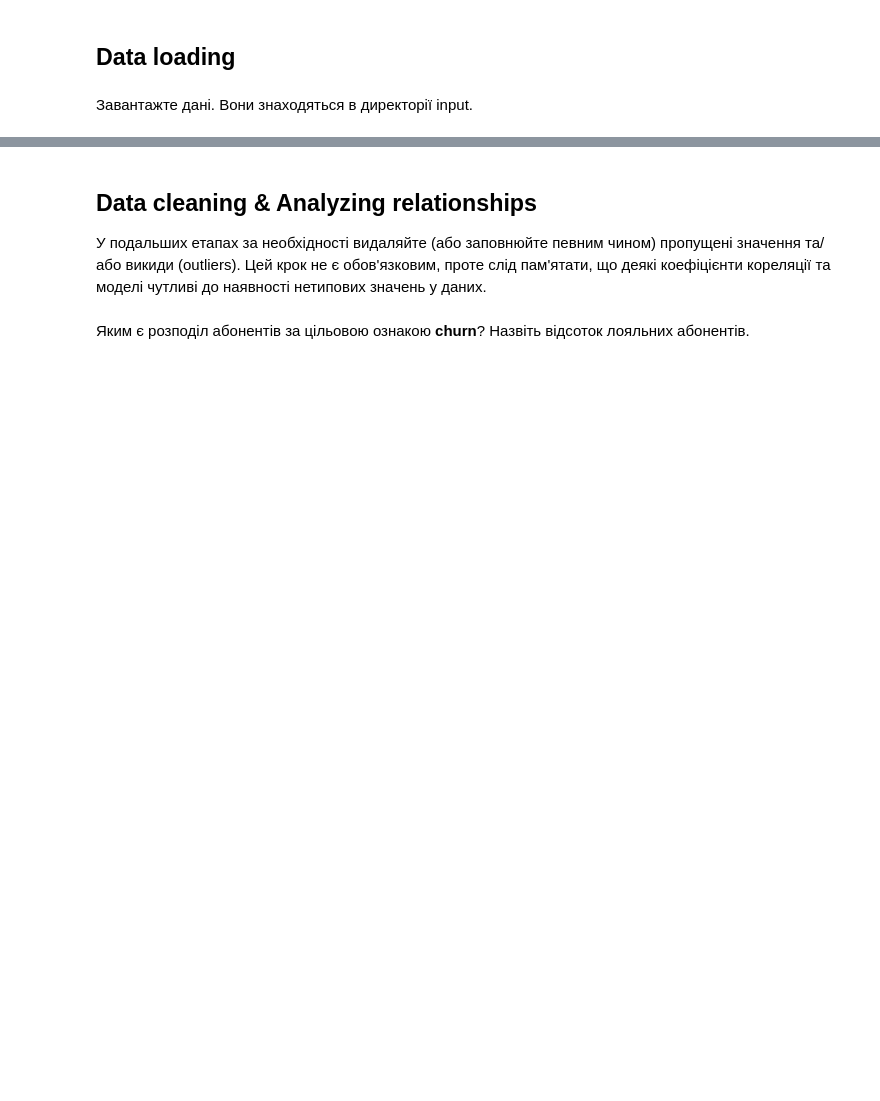
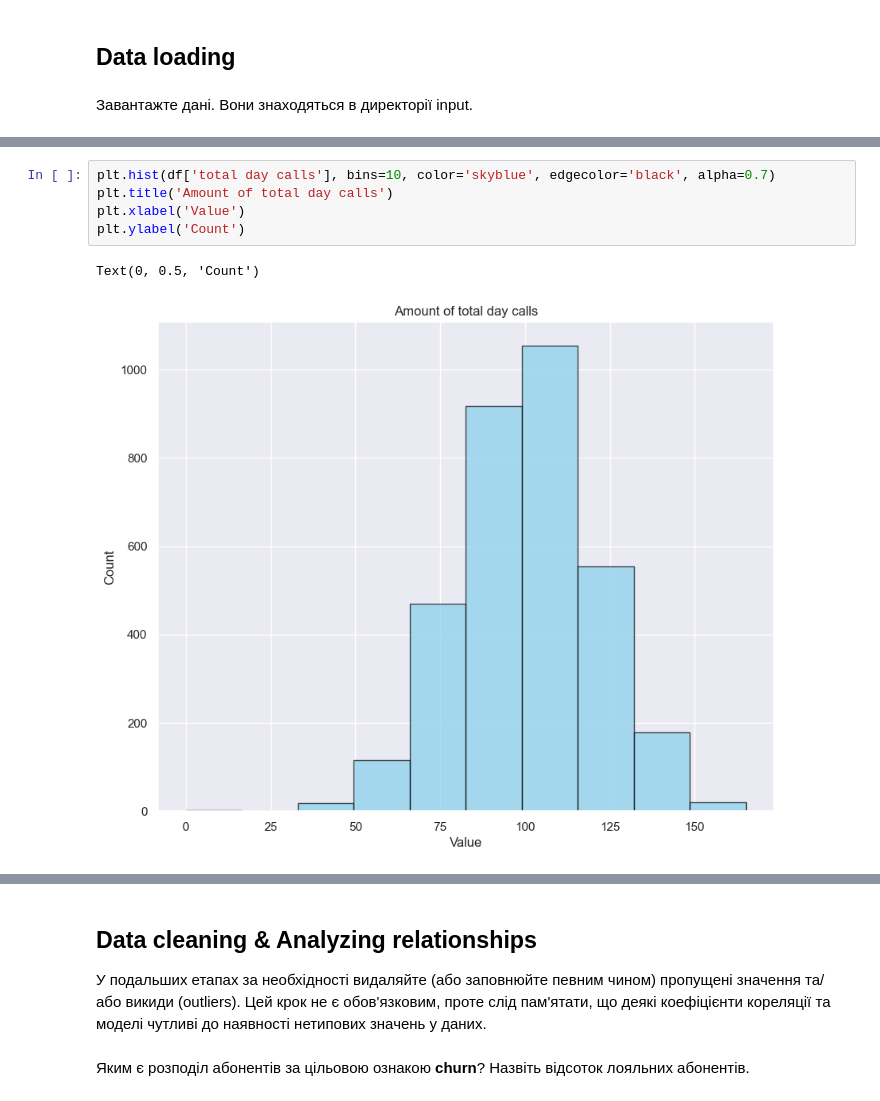
Before and after one commit to oleksiinutlis/onu_ml_course, a Jupyter notebook: LW1/eda-telecom-churn-prediction.ipynb, the cells around one changed output, grey strips where cells are left out. Saved outputs shown, nothing was run; the diff lists cells and outputs as text; blank space fills up the shorter version.

```diff
--- a/LW1/eda-telecom-churn-prediction.ipynb
+++ b/LW1/eda-telecom-churn-prediction.ipynb
@@ -30,0 +128,8 @@ print(os.listdir("../input"))
+# %%
+plt.hist(df['total day calls'], bins=10, color='skyblue', edgecolor='black', alpha=0.7)
+plt.title('Amount of total day calls')
+plt.xlabel('Value')
+plt.ylabel('Count')
+# %% [output]
+Text(0, 0.5, 'Count')
+[figure, added]
```
Also changed, not shown: parts of 46 cells of this notebook, 4 other files.
